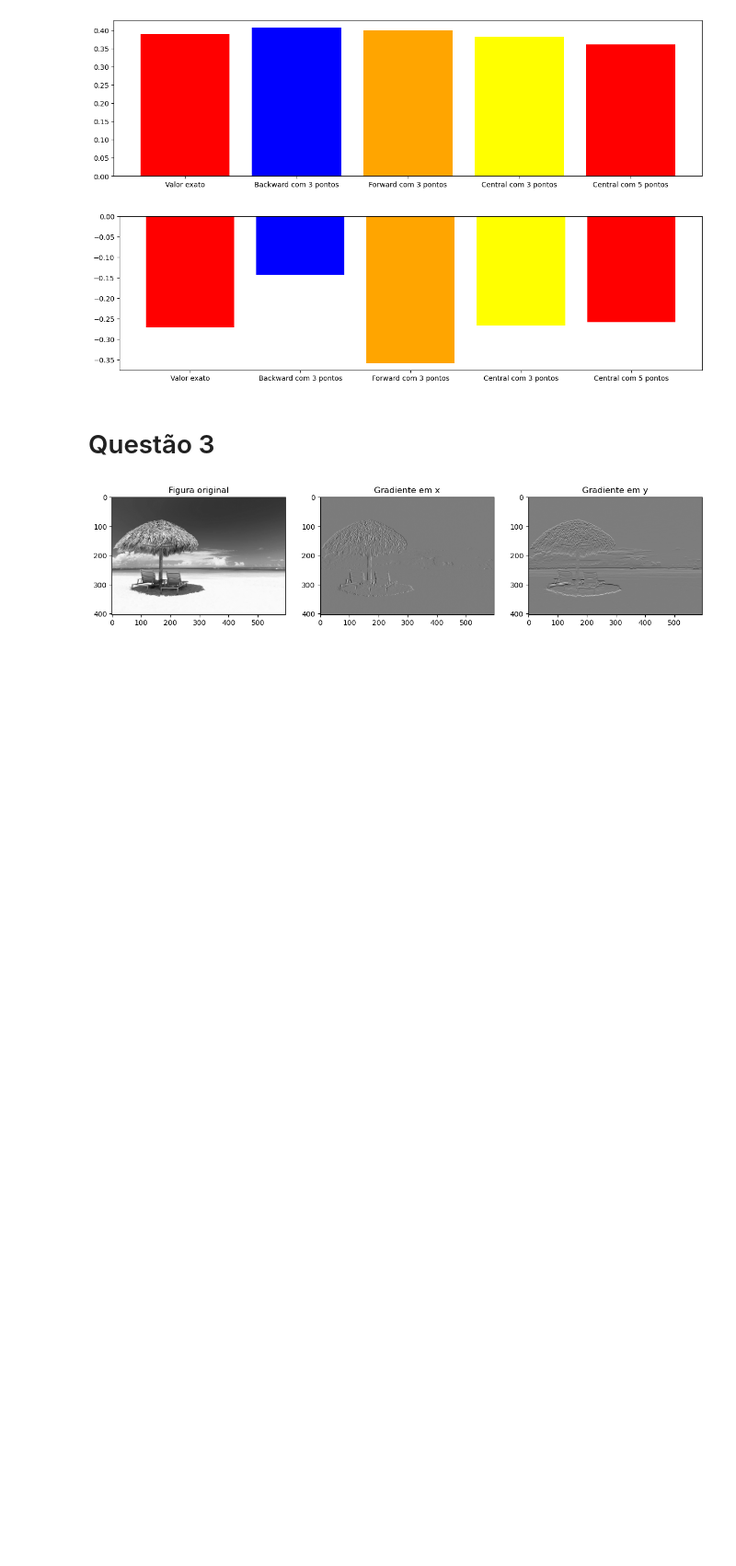
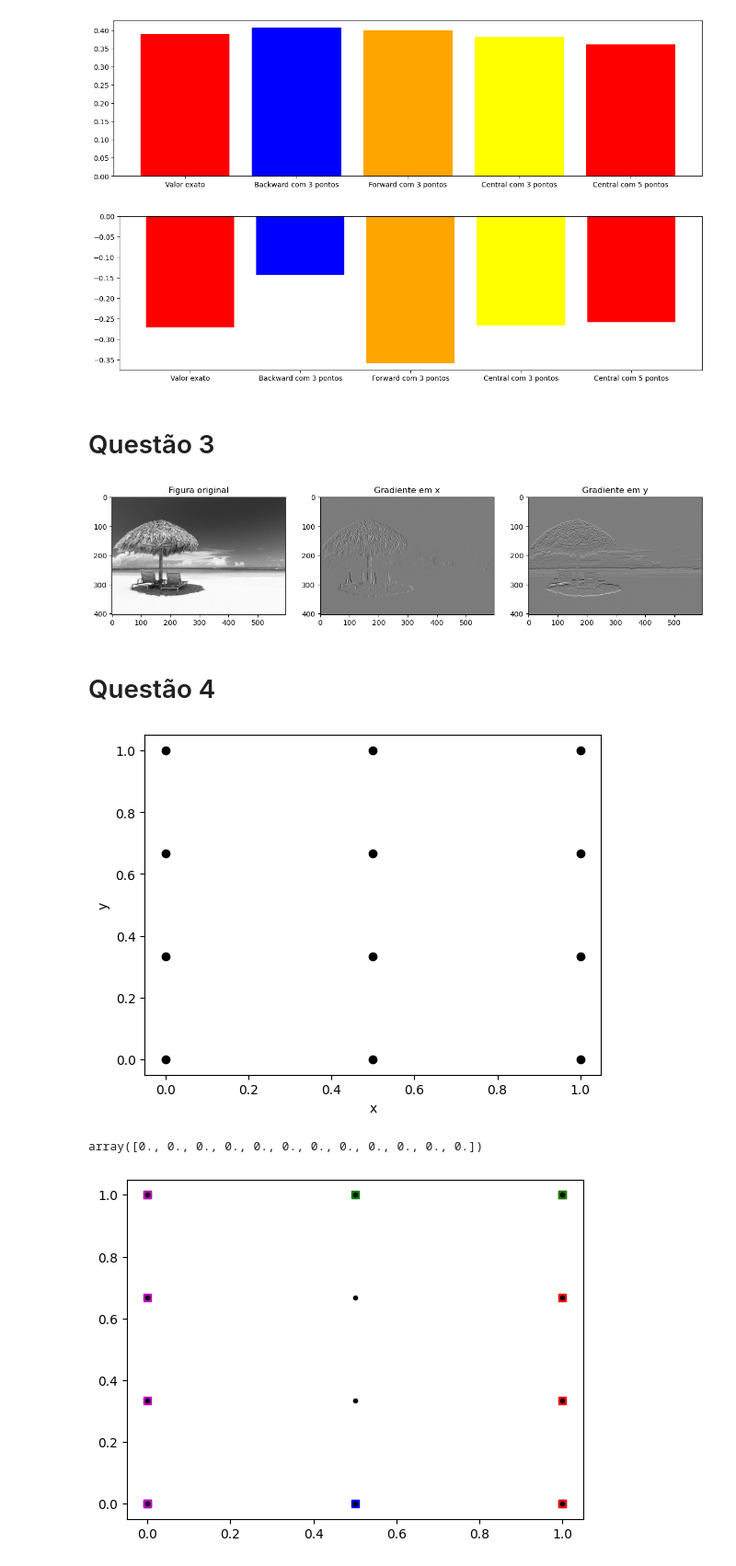
Before and after one commit to Gabrielsssilverio/Metodos_numericos, a Jupyter notebook: Lista_1.ipynb, the cells around one changed output. Shown at 92% size. Cells and saved outputs as stored; diff of their text form; code cells hidden in the pictures; blank space fills up the shorter version.

Commit message:
Inicio da questão 4

```diff
--- a/Lista_1.ipynb
+++ b/Lista_1.ipynb
@@ -138,3 +138,53 @@ ax[2].set_title('Gradiente em y')
 plt.show()
 # %% [output]
 [figure]
+# %% [markdown]
+# Questão 4
+# %%
+#Caso bi-dimensional estático
+import numpy as np
+import matplotlib.pyplot as plt
+
+# Dados de entrada
+L_x = 1 #m
+L_y = 1 #m
+k = 0.3 # (W/(m.K)), condutividade termica
+s = 20 # (W/(m^2.K)), coeficiente de troca de calor
+
+# Discretização da malha
+N_x = 3 #Número de pontos na direção x
+N_y = 4 #Número de pontos na direção y
+x = np.linspace(0, L_x, N_x) #Geração dos pontos
+y = np.linspace(0, L_y, N_y)
+delta_x = x[1] - x[0] #Valor de delta x
+delta_y = y[1] - y[0] #Valor de delta y
+[xg, yg] = np.meshgrid(x,y) #Geração da matriz a partir dos vetores x e y
+x = xg.flatten()
+y = yg.flatten()
+
+# Plot da discretização
+plt.plot(x, y, marker='o', color='k', linestyle='none')
+plt.xlabel('x')
+plt.ylabel('y')
+plt.show()
+
+# Regiões
+region_B = np.arange(0, N_x, 1) # Fronteira inferior
+region_R = np.arange(N_x - 1, (N_x * N_y), N_x) # Fronteira direita
+region_T = np.arange(N_x * (N_y - 1), (N_x * N_y), 1) # Fronteira superior
+region_L = np.arange(0 , N_x * (N_y - 1) + 1, N_x) # Fronteira esquerda
+
+
+plt.plot(x[region_B], y[region_B], 'sb', label = 'B')
+plt.plot(x[region_R], y[region_R], 'sr', label = 'R')
+plt.plot(x[region_T], y[region_T], 'sg', label = 'T')
+plt.plot(x[region_L], y[region_L], 'sm', label = 'L')
+plt.plot(x, y, '.k')
+
+# Montagem das matrizes e dos vetores
+b = np.zeros(N_x * N_y)
+A
+# %% [output]
+[figure, added]
+array([0., 0., 0., 0., 0., 0., 0., 0., 0., 0., 0., 0.])
+[figure, added]
```
